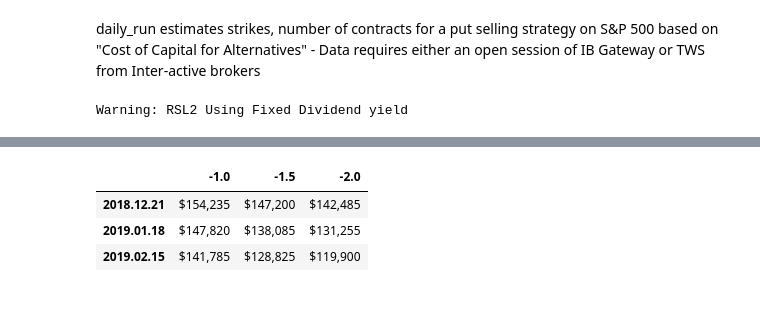
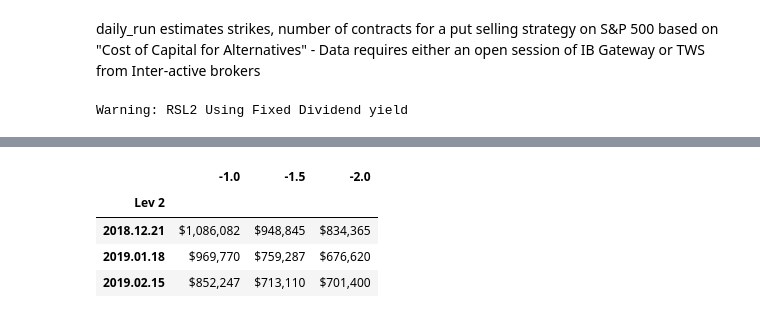
Before and after one commit to ejpjapan/opt_trade, a Jupyter notebook: daily_run.ipynb, the cells around one changed output, grey strips where cells are left out. Drawn from its saved outputs; the diff is of its cells as text; code cells hidden in the pictures.

```diff
--- a/daily_run.ipynb
+++ b/daily_run.ipynb
@@ -149,11 +149,14 @@ _ = [display(df.style.format('${:,.0f}')) for df in margin_dlr]
 # %%
-marge = trd_choice.margin(1200)
-display(marge.style.format('${:,.0f}'))
+marge = trd_choice.margin(trd_choice.spot)
+lots = trd_choice.option_lots([2], capital_at_risk)
+margin = lots[0] * marge
+display(margin.style.format('${:,.0f}'))
 # %% [output]
 |  | -1.0 | -1.5 | -2.0 |
-| 2018.12.21 | $154,235 | $147,200 | $142,485 |
-| 2019.01.18 | $147,820 | $138,085 | $131,255 |
-| 2019.02.15 | $141,785 | $128,825 | $119,900 |
+| Lev 2 |  |  |  |
+| 2018.12.21 | $1,086,082 | $948,845 | $834,365 |
+| 2019.01.18 | $969,770 | $759,287 | $676,620 |
+| 2019.02.15 | $852,247 | $713,110 | $701,400 |
 # %%
 notional_dlr=[df * trd_choice.strike_grid() * 100 for df in trd_choice.option_lots(leverage, capital_at_risk)]
 _ = [display(df.style.format('${:,.0f}')) for df in notional_dlr]
```
Also changed, not shown: parts of 8 cells of this notebook, 4 other files.
